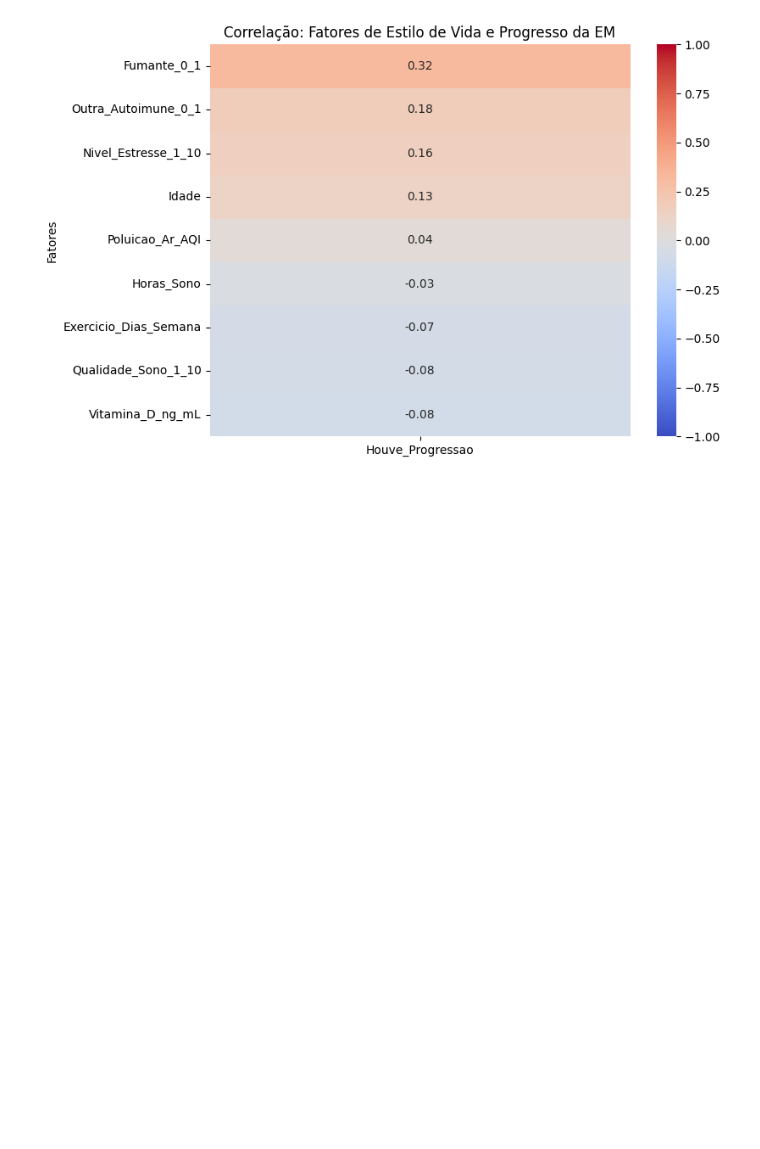
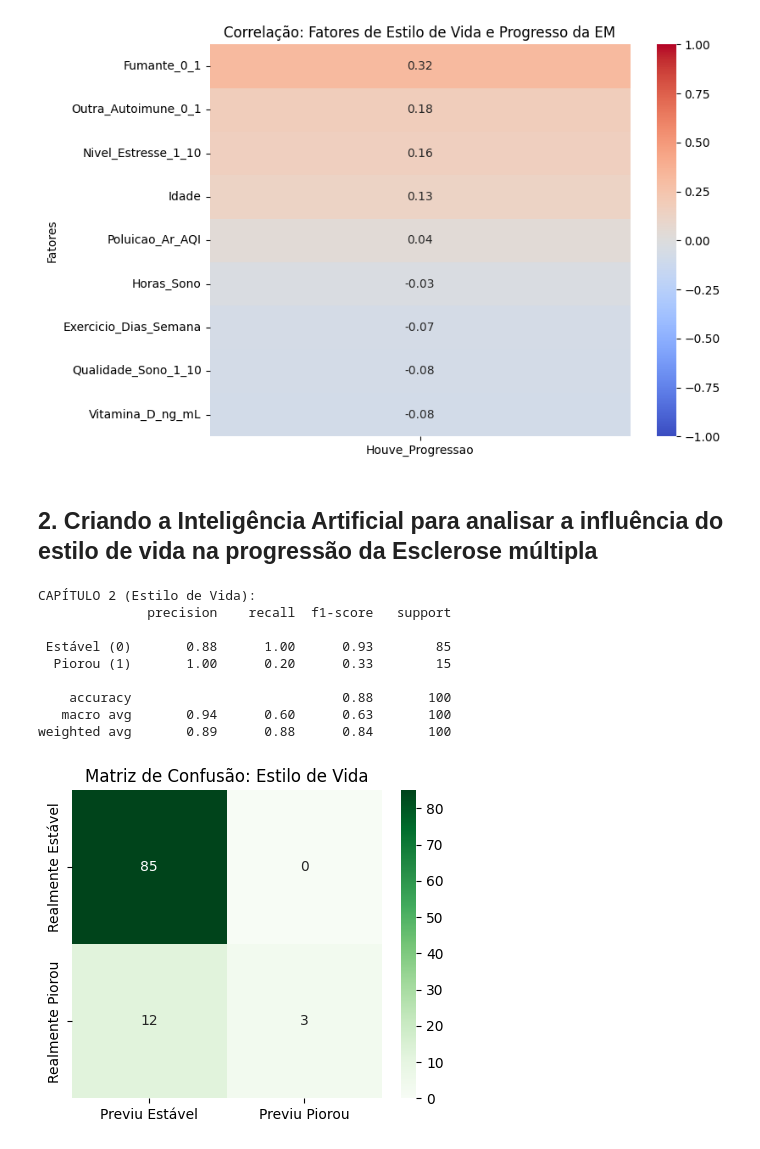
Before and after one commit to laisedosdados/Multiple-Sclerosis-Analysis, a Jupyter notebook: analise_estilo_vida.ipynb, the cells around one changed output. Cells and saved outputs as stored; diff of their text form; code cells hidden in the pictures; blank space fills up the shorter version.

Commit message:
Criando, treinando e avaliando o modelo de IA

```diff
--- a/analise_estilo_vida.ipynb
+++ b/analise_estilo_vida.ipynb
@@ -84,3 +84,43 @@ plt.ylabel('Fatores')
 plt.show()
 # %% [output]
 [figure]
+# %% [markdown]
+## 2. Criando a Inteligência Artificial para analisar a influência do estilo de vida na progressão da Esclerose múltipla
+# %%
+from sklearn.model_selection import train_test_split
+from sklearn.ensemble import RandomForestClassifier
+from sklearn.metrics import classification_report, confusion_matrix
+import matplotlib.pyplot as plt
+import seaborn as sns
+# Definindo as variaveis de entrada (X) e a variável alvo (y)
+x = df_estilo.drop('Houve_Progressao', axis=1)
+y = df_estilo['Houve_Progressao']
+# Dividindo os dados em treino e teste
+x_treino, x_teste, y_treino, y_teste = train_test_split(x, y, test_size=0.2, random_state=42)
+# Criando o modelo de Random Forest
+modelo_rf_estilo = RandomForestClassifier(n_estimators=100, random_state=42)
+# Treinando o modelo
+modelo_rf_estilo.fit(x_treino, y_treino)
+# Fazendo previsões
+previsoes_estilo = modelo_rf_estilo.predict(x_teste)
+# Avaliando o modelo
+print("CAPÍTULO 2 (Estilo de Vida):")
+print(classification_report(y_teste, previsoes_estilo, target_names=['Estável (0)', 'Piorou (1)']))
+plt.figure(figsize=(5, 4))
+matriz_estilo = confusion_matrix(y_teste, previsoes_estilo)
+sns.heatmap(matriz_estilo, annot=True, fmt='d', cmap='Greens',
+            xticklabels=['Previu Estável', 'Previu Piorou'],
+            yticklabels=['Realmente Estável', 'Realmente Piorou'])
+plt.title('Matriz de Confusão: Estilo de Vida', fontsize=12)
+plt.show()
+# %% [output]
+CAPÍTULO 2 (Estilo de Vida):
+              precision    recall  f1-score   support
+
+ Estável (0)       0.88      1.00      0.93        85
+  Piorou (1)       1.00      0.20      0.33        15
+
+    accuracy                           0.88       100
+   macro avg       0.94      0.60      0.63       100
+weighted avg       0.89      0.88      0.84       100
+[figure, added]
```
